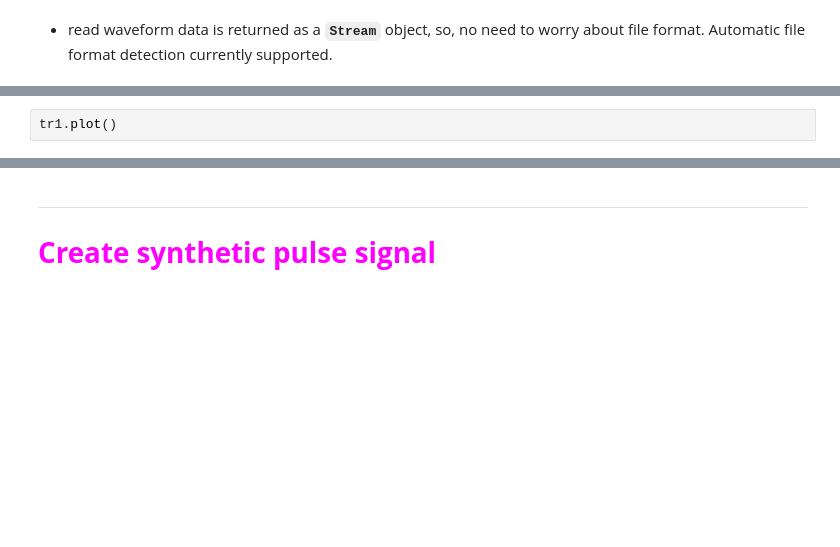
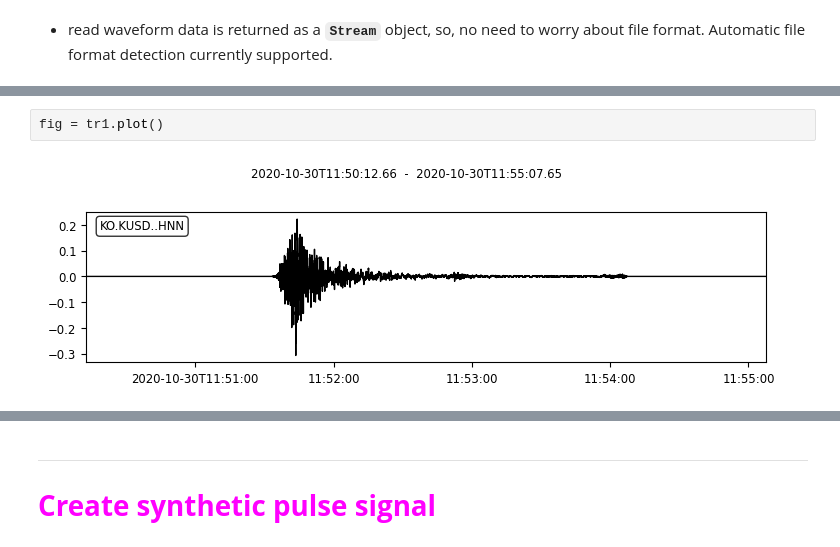
Before and after one commit to komec/EQE582_Lecture, a Jupyter notebook: EQE582_Week9_ObsPy_Intro.ipynb, the cells around one changed output, grey strips where cells are left out. Drawn from its saved outputs; the diff is of its cells as text; blank space fills up the shorter version.

```diff
--- a/EQE582_Week9_ObsPy_Intro.ipynb
+++ b/EQE582_Week9_ObsPy_Intro.ipynb
@@ -127,5 +204,7 @@ print(tr1.stats._format, "|", tr1.stats.endtime, "|", tr1.stats.station)
-# %%
-tr1.plot()
+# %%
+fig = tr1.plot()
+# %% [output]
+[figure, added]
 # %%
 tr1.resample(sampling_rate=50.0)
 print(tr1)
```
Also changed, not shown: parts of 24 cells of this notebook, 1 other file.
